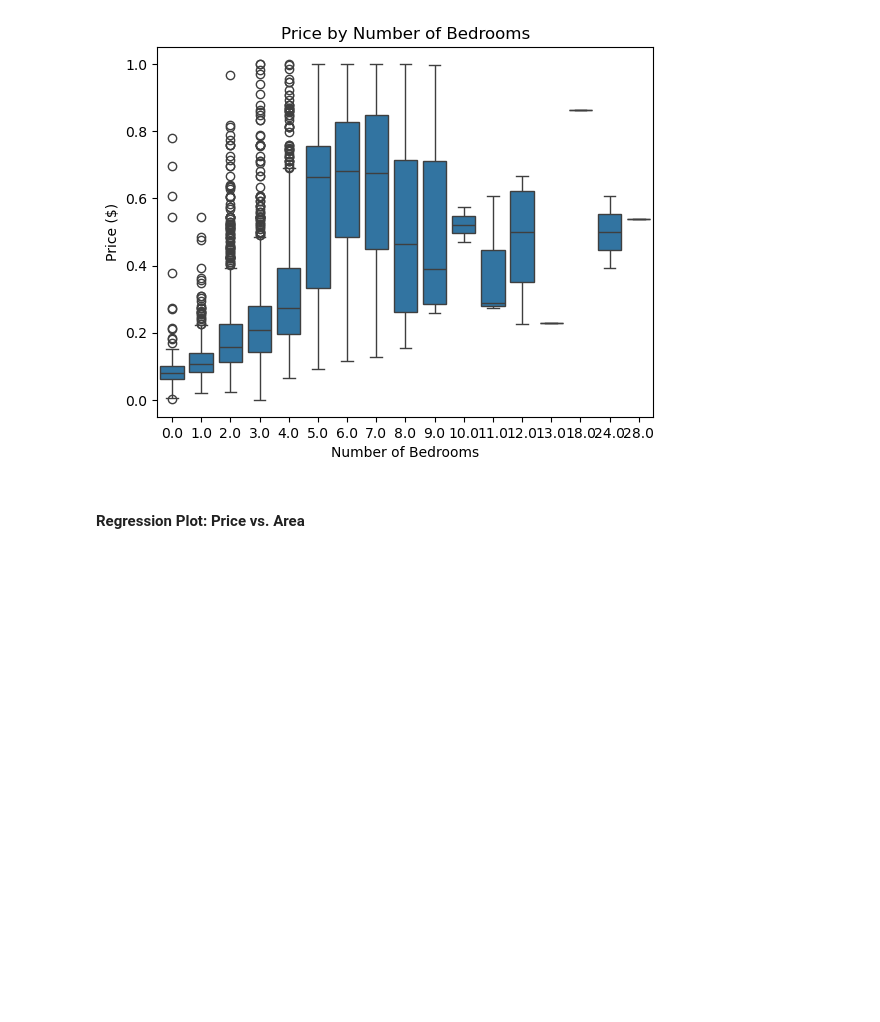
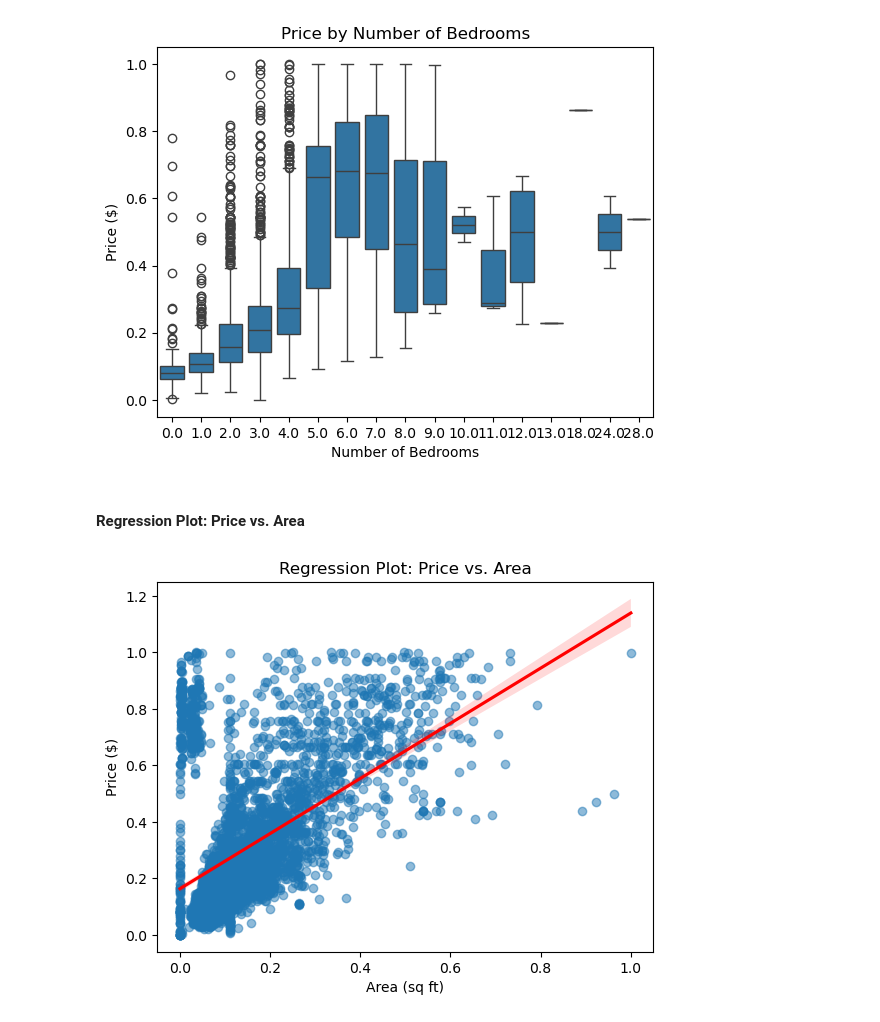
Before and after one commit to quadrillionaiire/AI-Chatbot-for-Real-Estate, a Jupyter notebook: notebooks/eda&Inferential.ipynb, the cells around one changed output. Drawn from its saved outputs; the diff is of its cells as text; code cells hidden in the pictures; blank space fills up the shorter version.

```diff
--- a/notebooks/eda&Inferential.ipynb
+++ b/notebooks/eda&Inferential.ipynb
@@ -210,3 +210,11 @@ plt.show()
 [figure]
 # %% [markdown]
 #### Regression Plot: Price vs. Area
+# %%
+sns.regplot(x='area', y='price', data=real_estate_data, scatter_kws={'alpha':0.5}, line_kws={'color':'red'})
+plt.title('Regression Plot: Price vs. Area')
+plt.xlabel('Area (sq ft)')
+plt.ylabel('Price ($)')
+plt.show()
+# %% [output]
+[figure, added]
```
Also changed, not shown: 1 other file.
